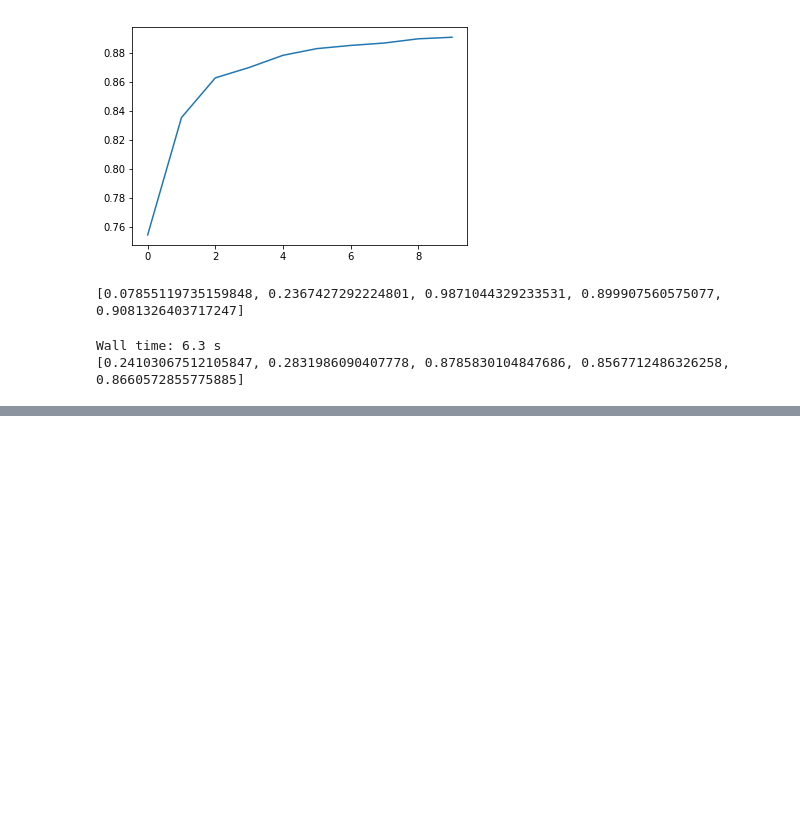
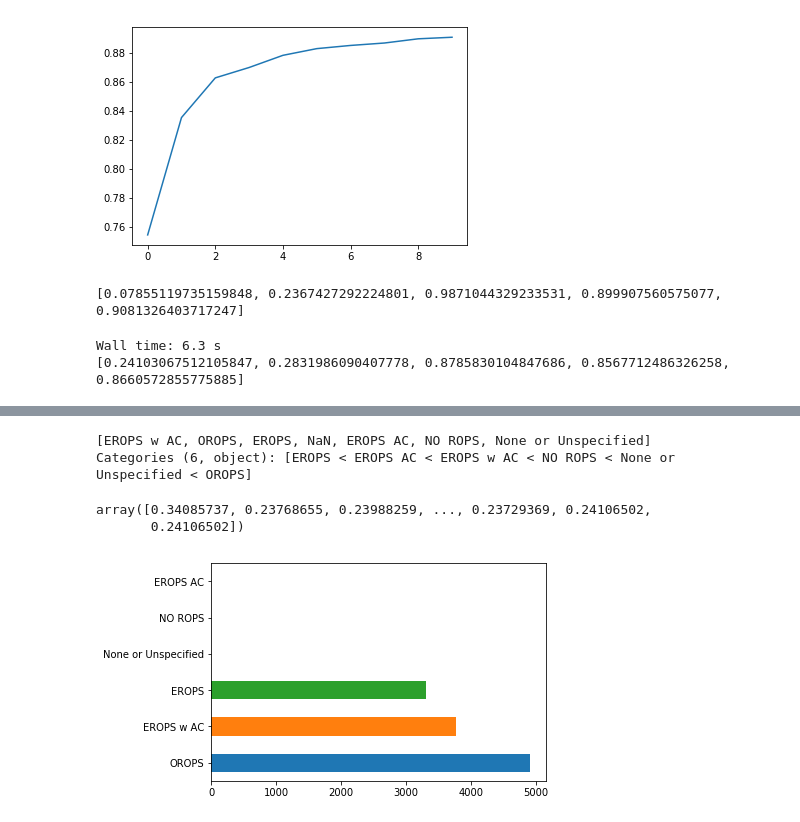
Before and after one commit to ammarshaikh123/Projects-on-Machine-Learning, a Jupyter notebook: Rf- fast.ai.ipynb, the cells around one changed output, grey strips where cells are left out. Saved outputs shown, nothing was run; the diff lists cells and outputs as text; code cells hidden in the pictures; blank space fills up the shorter version.

```diff
--- a/Rf- fast.ai.ipynb
+++ b/Rf- fast.ai.ipynb
@@ -342,0 +345,13 @@ print_score(m)
+# %%
+
+PATH = "data/bulldozers/"
+
+df_raw=feather.read_dataframe('bulldozers-raw')
+df_trn, y_trn, nas = proc_df(df_raw, 'SalePrice')
+# %%
+def split_vals(a,n): return a[:n], a[n:]
+n_valid = 12000
+n_trn = len(df_trn)-n_valid
+X_train, X_valid = split_vals(df_trn, n_trn)
+y_train, y_valid = split_vals(y_trn, n_trn)
+raw_train, raw_valid = split_vals(df_raw, n_trn)
@@ -342,0 +395,17 @@ print_score(m)
+# %%
+df_raw.Enclosure.unique()
+# %% [output]
+[EROPS w AC, OROPS, EROPS, NaN, EROPS AC, NO ROPS, None or Unspecified]
+Categories (6, object): [EROPS < EROPS AC < EROPS w AC < NO ROPS < None or Unspecified < OROPS]
+# %%
+np.std(preds, axis=0)
+# %% [output]
+array([0.34085737, 0.23768655, 0.23988259, ..., 0.23729369, 0.24106502,
+       0.24106502])
+# %%
+x = raw_valid.copy()
+x['pred_std'] = np.std(preds, axis=0)
+x['pred'] = np.mean(preds, axis=0)
+x.Enclosure.value_counts().plot.barh();
+# %% [output]
+[figure, added]
```
Also changed, not shown: parts of 11 cells of this notebook.
